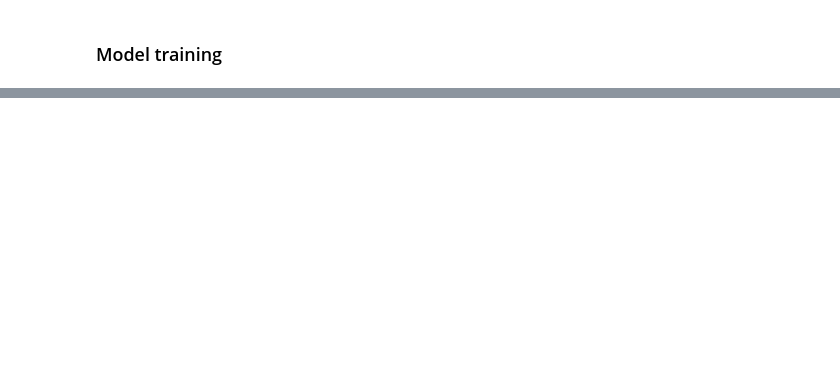
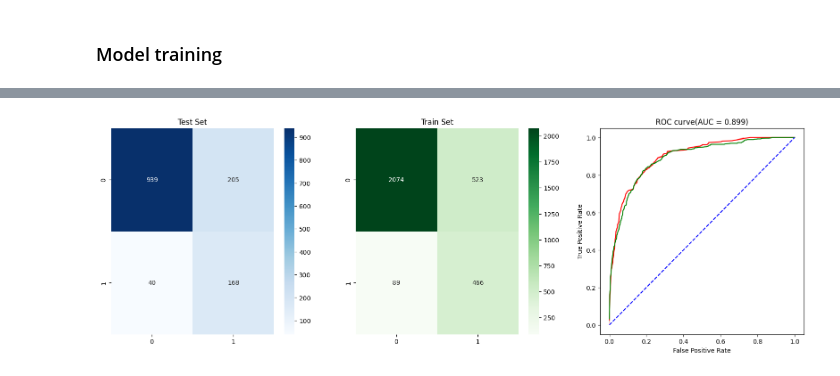
Before and after one commit to maria-snarava/portfolio-ml, a Jupyter notebook: CustomerChurnPrediction.ipynb, the cells around one changed output, grey strips where cells are left out. Saved outputs shown, nothing was run; the diff lists cells and outputs as text; code cells hidden in the pictures; blank space fills up the shorter version.

```diff
--- a/CustomerChurnPrediction.ipynb
+++ b/CustomerChurnPrediction.ipynb
@@ -496,18 +248,0 @@ Best: 0.837063 using {'classifier__C': 10.0, 'classifier__penalty': 'l2', 'class
-# %%
-logreg = LogisticRegression(
-    max_iter=10_000, random_state=RANDOM_STATE,
-    C=grid_result.best_params_["classifier__C"],
-    penalty=grid_result.best_params_["classifier__penalty"],
-    solver=grid_result.best_params_["classifier__solver"]
-    )
-
-pipeline = ImbPipeline([
-          ('transformer', transformer),
-          ('resampler', resampler),
-          ('classifier', logreg)
-      ])
-
-pipeline.fit(X_train,y_train)
-model_evaluation(pipeline, X_test, y_test)
-
-plot_roc_curve(pipeline, X_test, y_test)
@@ -567,0 +263,74 @@ By implementing these next steps, we can potentially improve the model's perform
+# %%
+import matplotlib.pyplot as plt
+from sklearn.metrics import roc_curve, auc, confusion_matrix, classification_report
+from sklearn.datasets import make_classification
+from sklearn.linear_model import LogisticRegression
+from sklearn.model_selection import train_test_split
+import seaborn.objects as so
+
+collect_results = pd.DataFrame({
+    'Accuracy Score':[],
+    'F1-score': [],
+    'Precision': [],
+    'AUC': [],
+    'Model':[]
+    })
+def model_evaluation(pipeline, X_test, y_test, X_train, y_train, probability=True):
+    # calculate accuracy
+    y_train_pred = pipeline.predict(X_train)
+    y_test_pred = pipeline.predict(X_test)
+    accuracy_score = pipeline.score(X_test, y_test)
+    print(f"Accuracy on test set: {accuracy_score * 100:0.5}%")
+    print(f"Accuracy on train set: {pipeline.score(X_train, y_train)* 100:0.5}%")
+    #confusion matrixes
+    fig, ax =plt.subplots(1, 3, figsize=(20, 6))
+
+    cm_lr_test = confusion_matrix(y_test, y_test_pred)
+    ax[0].set_title('Test Set')
+    sns.heatmap(cm_lr_test, annot = True,fmt = 'd', cmap ='Blues', ax=ax[0])
+
+    cm_lr = confusion_matrix(y_train, y_train_pred)
+    ax[1].set_title('Train Set')
+    sns.heatmap(cm_lr,annot = True,fmt = 'd', cmap ='Greens', ax=ax[1])
+    if probability:
+        y_train_pred_proba = pipeline.predict_proba(X_train)[:, 1]
+        y_test_pred_proba = pipeline.predict_proba(X_test)[:, 1]
+    else:
+        y_train_pred_proba = pipeline.predict(X_train)
+        y_test_pred_proba = pipeline.predict(X_test)
+
+    train_fpr, train_tpr, tr_thresholds = roc_curve(y_train, y_train_pred_proba)
+    test_fpr, test_tpr, te_thresholds = roc_curve(y_test, y_test_pred_proba)
+
+    # Calculate the AUC
+    auc_value = auc(test_fpr, test_tpr)
+    ax[2].set_title(f'ROC curve(AUC = {auc_value:.3f})')
+    # Plot the ROC curve
+
+    sns.lineplot(x=test_fpr, y=test_tpr, color = 'blue', ax=ax[2])
+    sns.lineplot(x=train_fpr, y=train_tpr, color = 'green', ax=ax[2])
+    sns.lineplot(x=[0,1], y=[0,1], color= 'blue',linestyle = 'dashed', ax=ax[2])
+
+    plt.xlabel('False Positive Rate')
+    plt.ylabel('True Positive Rate')
+
+    fig.show()
+
+    print('______________________________________________')
+    report = classification_report(y_test, y_test_pred,output_dict=True)
+    print(classification_report(y_test, y_test_pred))
+    f1 = report['1']['f1-score']
+    precision = report['1']['precision']
+
+    return {
+    'Accuracy Score': accuracy_score,
+    'F1-score': f1,
+    'Precision': precision,
+    'AUC': auc_value
+    }
+
+results = model_evaluation(pipeline, X_cv, y_cv,  X_train, y_train)
+results['Model'] = 'Logistic Regression'
+
+collect_results = pd.concat([collect_results, pd.DataFrame(results, index=[0])])
+# %% [output]
@@ -567,0 +348 @@ By implementing these next steps, we can potentially improve the model's perform
+[figure, added]
```
Also changed, not shown: parts of 67 cells of this notebook.
